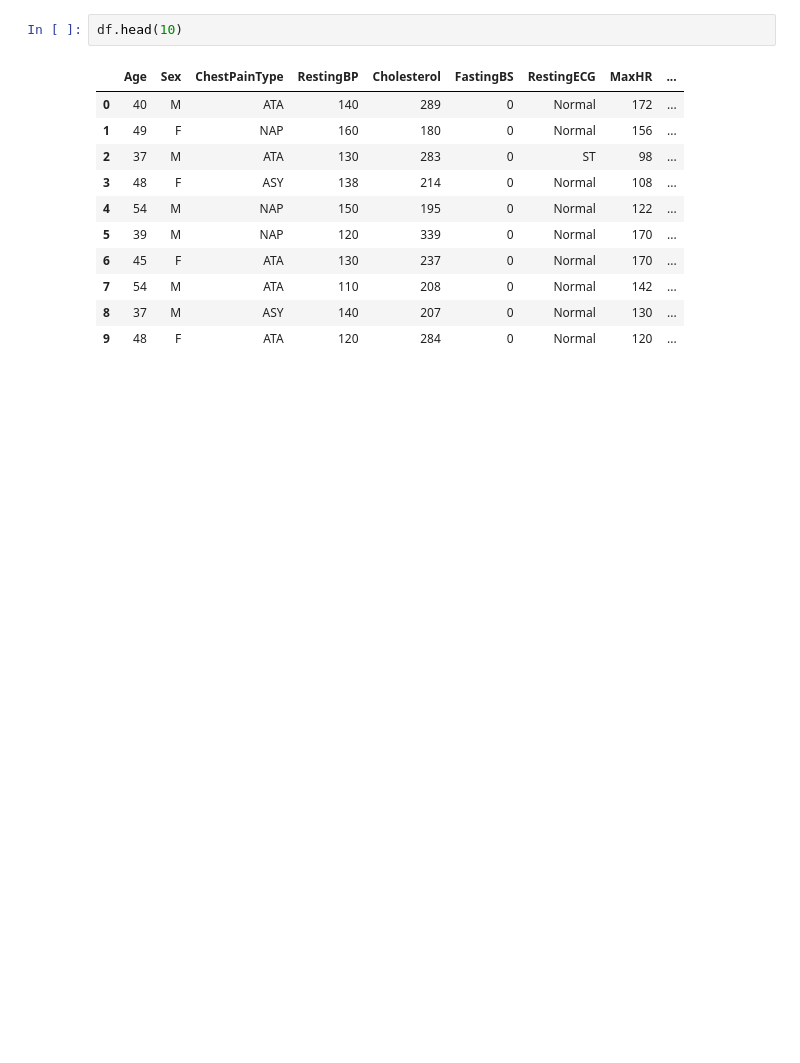
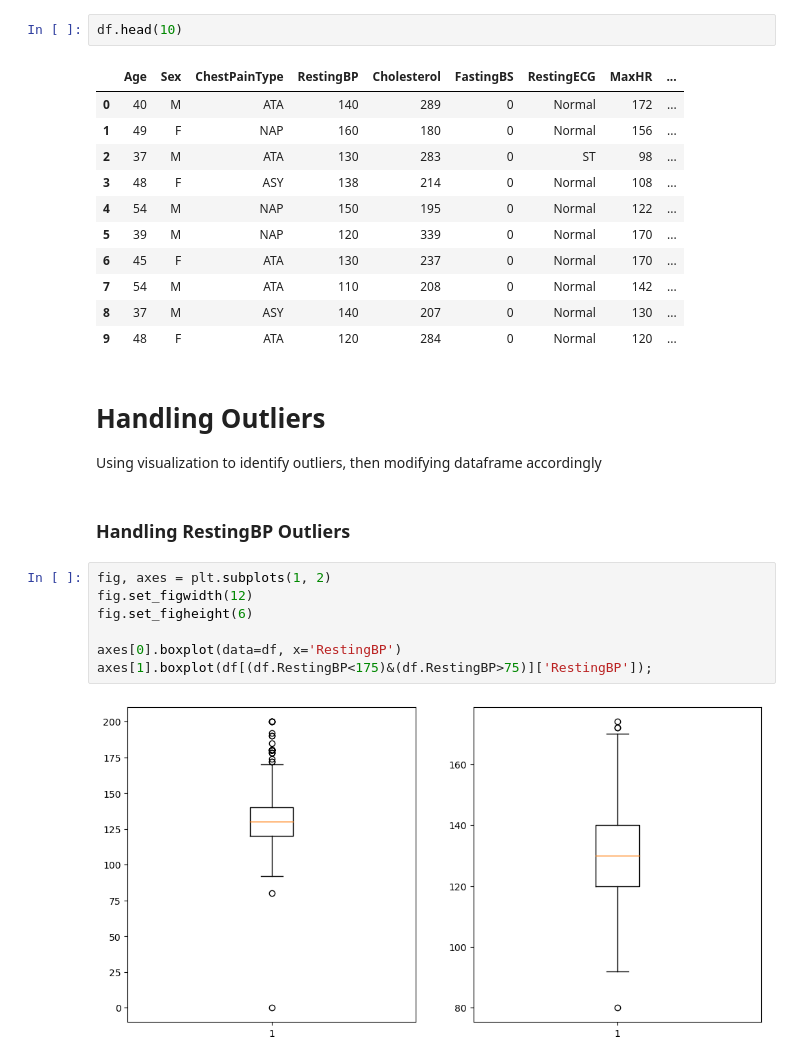
Before and after one commit to malikka-rajshahi/Heart-Failure-Analysis, a Jupyter notebook: main.ipynb, the cells around one changed output. Cells and saved outputs as stored; diff of their text form; blank space fills up the shorter version.

Commit message:
Handling outliers

```diff
--- a/main.ipynb
+++ b/main.ipynb
@@ -28,3 +31,17 @@ df.head(10)
 | 7 | 54 | M | ATA | 110 | 208 | 0 | Normal | 142 | ... |
 | 8 | 37 | M | ASY | 140 | 207 | 0 | Normal | 130 | ... |
 | 9 | 48 | F | ATA | 120 | 284 | 0 | Normal | 120 | ... |
+# %% [markdown]
+# Handling Outliers
+Using visualization to identify outliers, then modifying dataframe accordingly
+# %% [markdown]
+### Handling RestingBP Outliers
+# %%
+fig, axes = plt.subplots(1, 2)
+fig.set_figwidth(12)
+fig.set_figheight(6)
+
+axes[0].boxplot(data=df, x='RestingBP')
+axes[1].boxplot(df[(df.RestingBP<175)&(df.RestingBP>75)]['RestingBP']);
+# %% [output]
+[figure, added]
```
Also changed, not shown: parts of 6 cells of this notebook.
